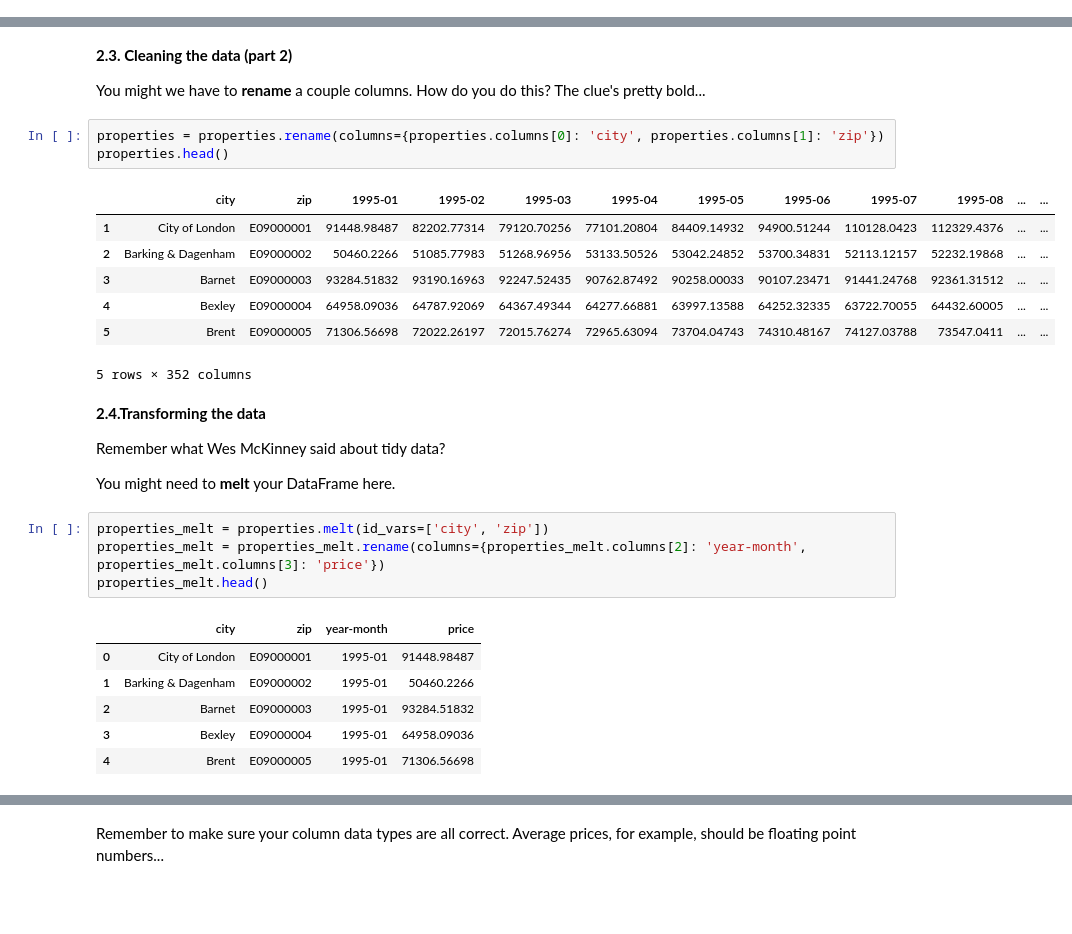
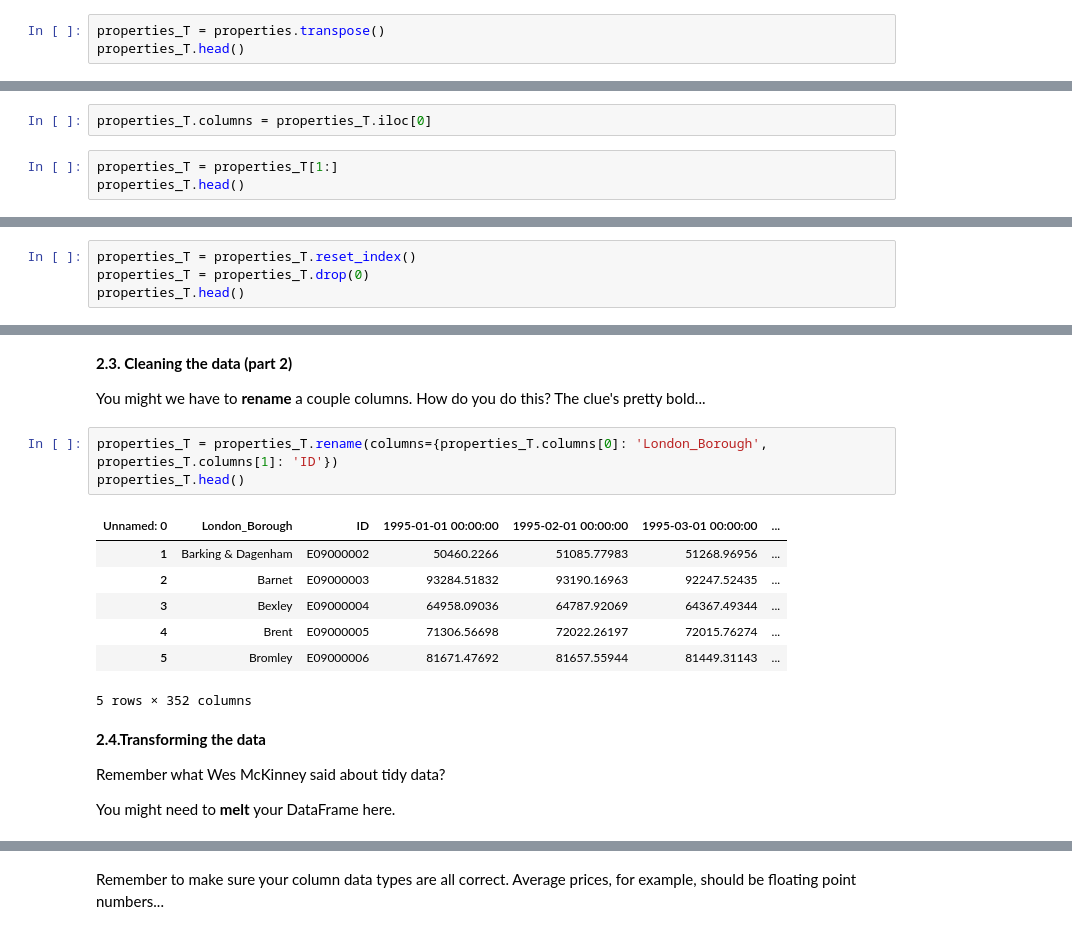
Before and after one commit to namozhdehi/DS_HW, a Jupyter notebook: Unit_4_Challenge_Tier_3.ipynb, the cells around one changed output, grey strips where cells are left out. Drawn from its saved outputs; the diff is of its cells as text; blank space fills up the shorter version.

```diff
--- a/Unit_4_Challenge_Tier_3.ipynb
+++ b/Unit_4_Challenge_Tier_3.ipynb
@@ -152,0 +127,3 @@ properties.head()
+# %%
+properties_T = properties.transpose()
+properties_T.head()
@@ -152,0 +138,5 @@ properties.head()
+# %%
+properties_T.columns = properties_T.iloc[0]
+# %%
+properties_T = properties_T[1:]
+properties_T.head()
@@ -152,0 +151,4 @@ properties.head()
+# %%
+properties_T = properties_T.reset_index()
+properties_T = properties_T.drop(0)
+properties_T.head()
@@ -155,15 +165,15 @@ properties.head()
 
 You might we have to **rename** a couple columns. How do you do this? The clue's pretty bold...
 # %%
-properties = properties.rename(columns={properties.columns[0]: 'city', properties.columns[1]: 'zip'})
-properties.head()
+properties_T = properties_T.rename(columns={properties_T.columns[0]: 'London_Borough', properties_T.columns[1]: 'ID'})
+properties_T.head()
 # %% [output]
-|  | city | zip | 1995-01 | 1995-02 | 1995-03 | 1995-04 | 1995-05 | 1995-06 | 1995-07 | 1995-08 | ... | ... |
-| 1 | City of London | E09000001 | 91448.98487 | 82202.77314 | 79120.70256 | 77101.20804 | 84409.14932 | 94900.51244 | 110128.0423 | 112329.4376 | ... | ... |
-| 2 | Barking & Dagenham | E09000002 | 50460.2266 | 51085.77983 | 51268.96956 | 53133.50526 | 53042.24852 | 53700.34831 | 52113.12157 | 52232.19868 | ... | ... |
-| 3 | Barnet | E09000003 | 93284.51832 | 93190.16963 | 92247.52435 | 90762.87492 | 90258.00033 | 90107.23471 | 91441.24768 | 92361.31512 | ... | ... |
-| 4 | Bexley | E09000004 | 64958.09036 | 64787.92069 | 64367.49344 | 64277.66881 | 63997.13588 | 64252.32335 | 63722.70055 | 64432.60005 | ... | ... |
-| 5 | Brent | E09000005 | 71306.56698 | 72022.26197 | 72015.76274 | 72965.63094 | 73704.04743 | 74310.48167 | 74127.03788 | 73547.0411 | ... | ... |
+| Unnamed: 0 | London_Borough | ID | 1995-01-01 00:00:00 | 1995-02-01 00:00:00 | 1995-03-01 00:00:00 | ... |
+| 1 | Barking & Dagenham | E09000002 | 50460.2266 | 51085.77983 | 51268.96956 | ... |
+| 2 | Barnet | E09000003 | 93284.51832 | 93190.16963 | 92247.52435 | ... |
+| 3 | Bexley | E09000004 | 64958.09036 | 64787.92069 | 64367.49344 | ... |
+| 4 | Brent | E09000005 | 71306.56698 | 72022.26197 | 72015.76274 | ... |
+| 5 | Bromley | E09000006 | 81671.47692 | 81657.55944 | 81449.31143 | ... |
 5 rows × 352 columns
 # %% [markdown]
 **2.4.Transforming the data**
@@ -171,14 +181,3 @@ properties.head()
 Remember what Wes McKinney said about tidy data?
 
 You might need to **melt** your DataFrame here.
-# %%
-properties_melt = properties.melt(id_vars=['city', 'zip'])
-properties_melt = properties_melt.rename(columns={properties_melt.columns[2]: 'year-month', properties_melt.columns[3]: 'price'})
-properties_melt.head()
-# %% [output]
-|  | city | zip | year-month | price |
-| 0 | City of London | E09000001 | 1995-01 | 91448.98487 |
-| 1 | Barking & Dagenham | E09000002 | 1995-01 | 50460.2266 |
-| 2 | Barnet | E09000003 | 1995-01 | 93284.51832 |
-| 3 | Bexley | E09000004 | 1995-01 | 64958.09036 |
-| 4 | Brent | E09000005 | 1995-01 | 71306.56698 |
```
Also changed, not shown: parts of 43 cells of this notebook.
